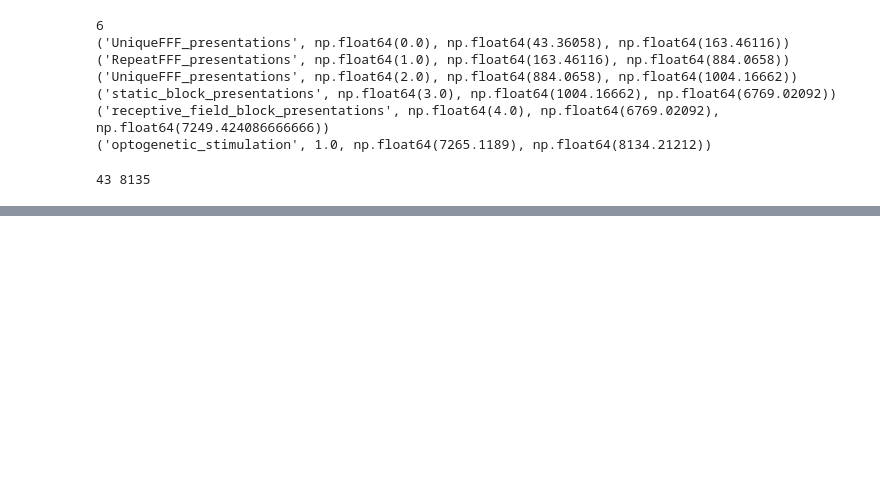
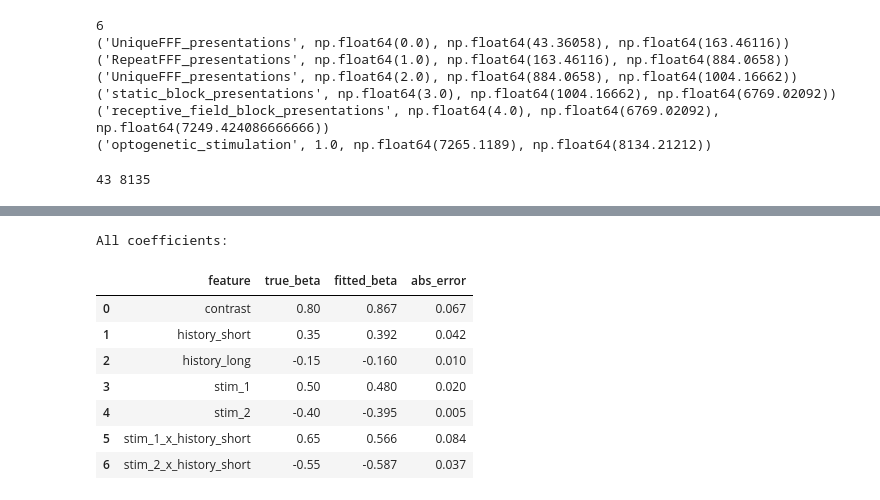
Before and after one commit to bquiala/Neural-Signals-Systems, a Jupyter notebook: Project_Setup.ipynb, the cells around one changed output, grey strips where cells are left out. Cells and saved outputs as stored; diff of their text form; code cells hidden in the pictures; blank space fills up the shorter version.

```diff
--- a/Project_Setup.ipynb
+++ b/Project_Setup.ipynb
@@ -1109,0 +1600,69 @@ display_rfs(rfs)
+# %%
+# Encoding model example 1: recover stimulus-specific interaction terms with a Poisson GLM
+import numpy as np
+import pandas as pd
+from sklearn.linear_model import PoissonRegressor
+from sklearn.model_selection import KFold
+from sklearn.metrics import mean_poisson_deviance
+
+rng = np.random.default_rng(0)
+n_bins_syn = 2500
+
+stimulus_id = rng.integers(0, 3, size=n_bins_syn)  # 3 stimulus classes
+contrast = rng.uniform(0.2, 1.0, size=n_bins_syn)
+history_short = rng.poisson(0.4, size=n_bins_syn)
+history_long = rng.poisson(1.0, size=n_bins_syn)
+
+stim_1 = (stimulus_id == 1).astype(float)
+stim_2 = (stimulus_id == 2).astype(float)
+
+X_syn = np.column_stack([
+    contrast,
+    history_short,
+    history_long,
+    stim_1,
+    stim_2,
+    stim_1 * history_short,
+    stim_2 * history_short,
+])
+feature_names_syn = [
+    "contrast",
+    "history_short",
+    "history_long",
+    "stim_1",
+    "stim_2",
+    "stim_1_x_history_short",
+    "stim_2_x_history_short",
+]
+
+beta_true = np.array([0.8, 0.35, -0.15, 0.5, -0.4, 0.65, -0.55])
+log_rate = -1.3 + X_syn @ beta_true
+rate_syn = np.exp(log_rate)
+y_syn = rng.poisson(rate_syn)
+
+glm_syn = PoissonRegressor(alpha=1e-4, max_iter=4000)
+glm_syn.fit(X_syn, y_syn)
+
+coef_table_syn = pd.DataFrame({
+    "feature": feature_names_syn,
+    "true_beta": beta_true,
+    "fitted_beta": glm_syn.coef_,
+})
+coef_table_syn["abs_error"] = np.abs(coef_table_syn["fitted_beta"] - coef_table_syn["true_beta"])
+
+cv = KFold(n_splits=5, shuffle=True, random_state=0)
+cv_deviance = []
+for tr_idx, te_idx in cv.split(X_syn):
+    glm_cv = PoissonRegressor(alpha=1e-4, max_iter=4000)
+    glm_cv.fit(X_syn[tr_idx], y_syn[tr_idx])
+    yhat = glm_cv.predict(X_syn[te_idx])
+    cv_deviance.append(mean_poisson_deviance(y_syn[te_idx], np.clip(yhat, 1e-9, None)))
+
+print("Synthetic GLM example (known ground truth)")
+print("Mean CV Poisson deviance:", round(float(np.mean(cv_deviance)), 4))
+print("Lower deviance indicates better out-of-sample fit.")
+print("\nRecovered interaction terms:")
+display(coef_table_syn[coef_table_syn["feature"].str.contains("_x_")].round(3))
+print("\nAll coefficients:")
+display(coef_table_syn.round(3))
+# %% [output]
@@ -1109,0 +1677,9 @@ display_rfs(rfs)
+All coefficients:
+|  | feature | true_beta | fitted_beta | abs_error |
+| 0 | contrast | 0.80 | 0.867 | 0.067 |
+| 1 | history_short | 0.35 | 0.392 | 0.042 |
+| 2 | history_long | -0.15 | -0.160 | 0.010 |
+| 3 | stim_1 | 0.50 | 0.480 | 0.020 |
+| 4 | stim_2 | -0.40 | -0.395 | 0.005 |
+| 5 | stim_1_x_history_short | 0.65 | 0.566 | 0.084 |
+| 6 | stim_2_x_history_short | -0.55 | -0.587 | 0.037 |
```
Also changed, not shown: parts of 27 cells of this notebook.
